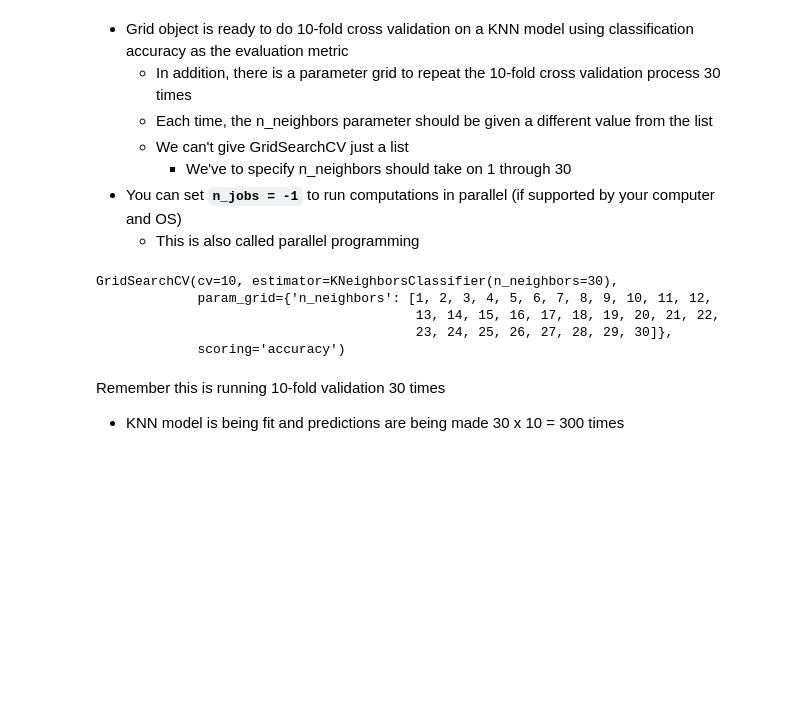
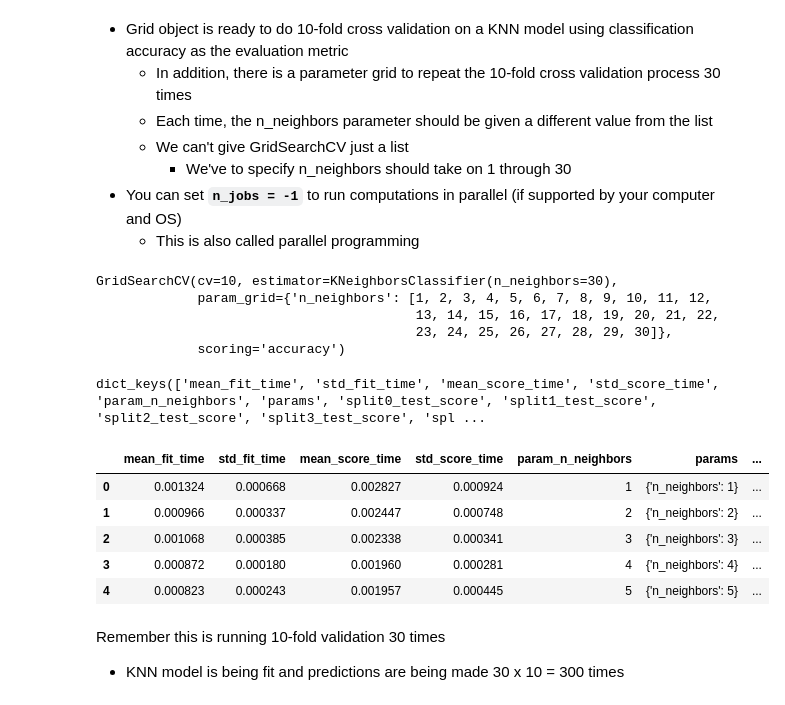
Before and after one commit to ilyaaaaaaaa/-Data_Analysis_HSE-UoL_IR.github.io, a Jupyter notebook: sems/sem10/10-2_grid_search.ipynb, the cells around one changed output. Drawn from its saved outputs; the diff is of its cells as text; code cells hidden in the pictures; blank space fills up the shorter version.

```diff
--- a/sems/sem10/10-2_grid_search.ipynb
+++ b/sems/sem10/10-2_grid_search.ipynb
@@ -151,6 +151,19 @@ GridSearchCV(cv=10, estimator=KNeighborsClassifier(n_neighbors=30),
                                          13, 14, 15, 16, 17, 18, 19, 20, 21, 22,
                                          23, 24, 25, 26, 27, 28, 29, 30]},
              scoring='accuracy')
+# %%
+grid.cv_results_.keys()
+# %% [output]
+dict_keys(['mean_fit_time', 'std_fit_time', 'mean_score_time', 'std_score_time', 'param_n_neighbors', 'params', 'split0_test_score', 'split1_test_score', 'split2_test_score', 'split3_test_score', 'spl ...
+# %%
+pd.DataFrame(grid.cv_results_).head()
+# %% [output]
+|  | mean_fit_time | std_fit_time | mean_score_time | std_score_time | param_n_neighbors | params | ... |
+| 0 | 0.001324 | 0.000668 | 0.002827 | 0.000924 | 1 | {'n_neighbors': 1} | ... |
+| 1 | 0.000966 | 0.000337 | 0.002447 | 0.000748 | 2 | {'n_neighbors': 2} | ... |
+| 2 | 0.001068 | 0.000385 | 0.002338 | 0.000341 | 3 | {'n_neighbors': 3} | ... |
+| 3 | 0.000872 | 0.000180 | 0.001960 | 0.000281 | 4 | {'n_neighbors': 4} | ... |
+| 4 | 0.000823 | 0.000243 | 0.001957 | 0.000445 | 5 | {'n_neighbors': 5} | ... |
 # %% [markdown]
 Remember this is running 10-fold validation 30 times
 - KNN model is being fit and predictions are being made 30 x 10 = 300 times
```
Also changed, not shown: parts of 9 cells of this notebook, 3 other files.
